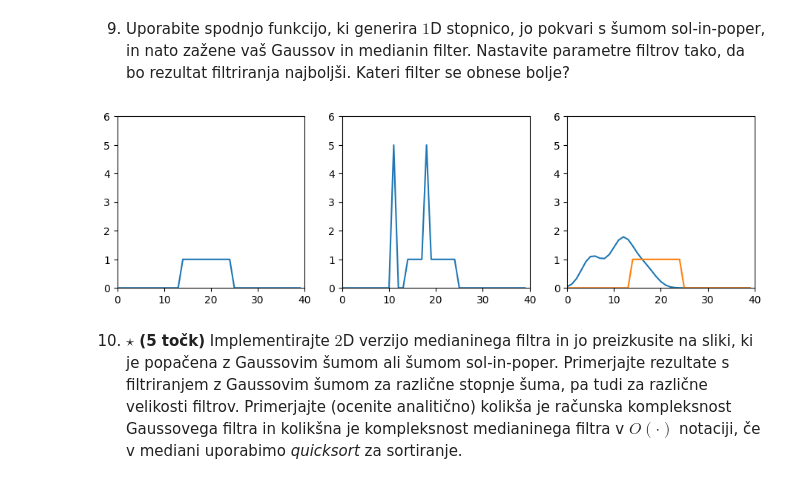
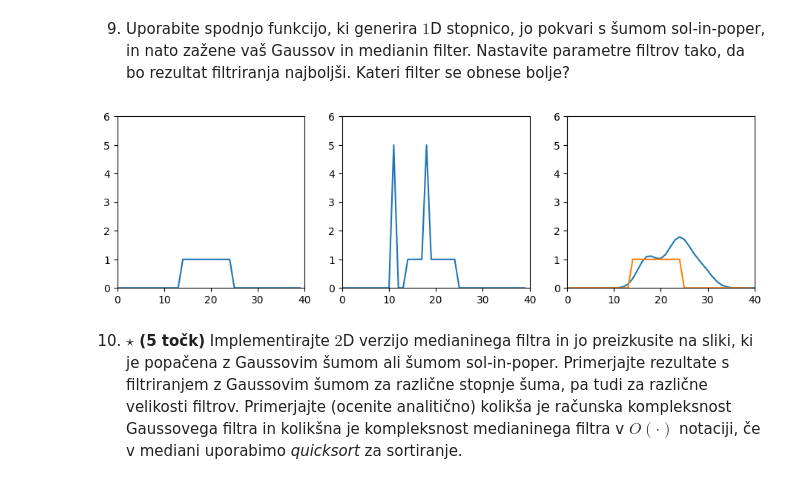
Before and after one commit to Krevs321/Robotika, a Jupyter notebook: vaja2.ipynb, the cells around one changed output. Cells and saved outputs as stored; diff of their text form; code cells hidden in the pictures.

```diff
--- a/vaja2.ipynb
+++ b/vaja2.ipynb
@@ -297,30 +297,30 @@ def simple_median(f, w):
 # %%
 # signal
 x = np.concatenate((np.zeros(14), np.ones(11), np.zeros(15)))
 # pokvarjeni signal
 xc = np.copy(x)
 xc[11] = 5
 xc[18] = 5
 
 plt.figure(figsize=(15,3))
 plt.subplot(141)
 plt.xlim([0, 40])
 plt.ylim([0, 6])
 plt.plot(x)
 plt.subplot(142)
 plt.xlim([0, 40])
 plt.ylim([0, 6])
 plt.plot(xc)
 plt.subplot(143)
 plt.xlim([0, 40])
 plt.ylim([0, 6])
 # TO-DO: plot simple gauss
-plt.plot(simple_convolution(xc, simple_gauss(2)))
+plt.plot(scipy.signal.convolve(xc, simple_gauss(2)))
 # TO-DO: plot simple median
 plt.plot(simple_median(xc, 3))
 plt.show()
 # %% [output]
-[figure, old version]
+[figure, new version]
 # %% [markdown]
 10. <b>$\star$ (5 točk)</b> Implementirajte $2$D verzijo medianinega filtra in jo preizkusite na sliki, ki je popačena z Gaussovim šumom ali šumom sol-in-poper. Primerjajte rezultate s filtriranjem z Gaussovim šumom za različne stopnje šuma, pa tudi za različne velikosti filtrov. Primerjajte (ocenite analitično) kolikša je računska kompleksnost Gaussovega filtra in kolikšna je kompleksnost medianinega filtra v $O(\cdot)$ notaciji, če v mediani uporabimo <i>quicksort</i> za sortiranje.
 
```
Also changed, not shown: parts of 2 cells of this notebook.
